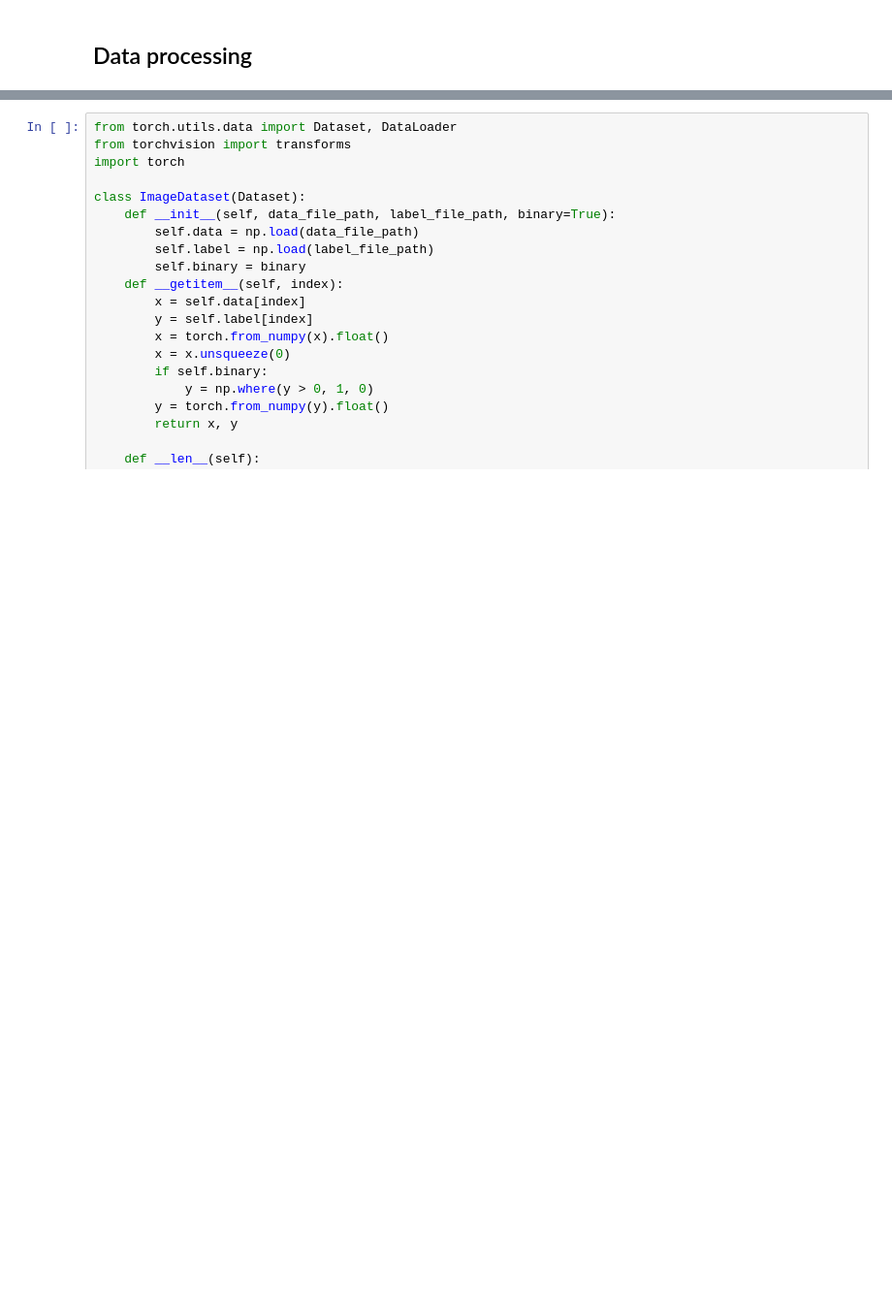
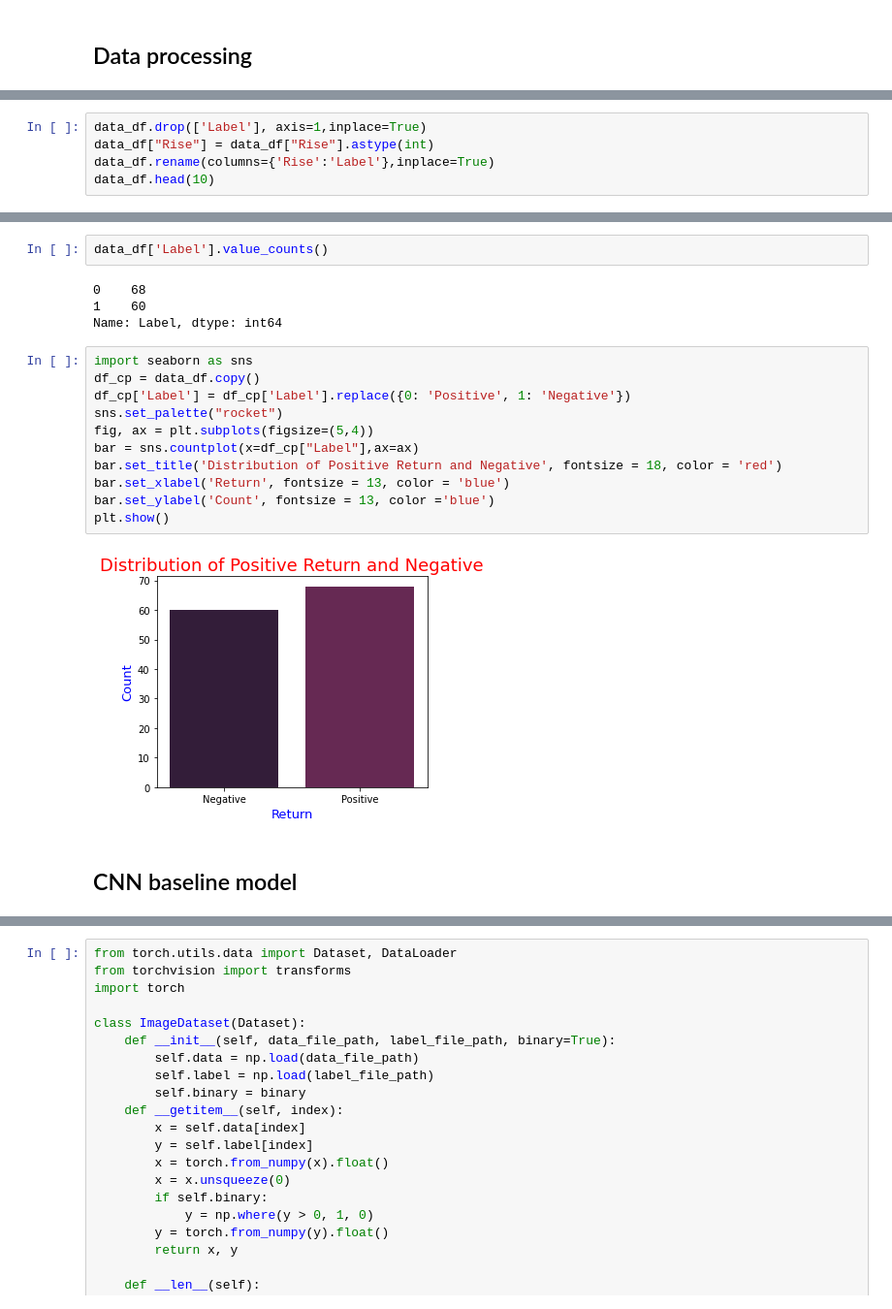
Before and after one commit to Justinshy-1999/group11_project, a Jupyter notebook: group11.ipynb, the cells around one changed output, grey strips where cells are left out. Shown at 97% size. Cells and saved outputs as stored; diff of their text form; blank space fills up the shorter version.

```diff
--- a/group11.ipynb
+++ b/group11.ipynb
@@ -76,0 +75,5 @@ Code for cold start if the data haven't been processed.
+# %%
+data_df.drop(['Label'], axis=1,inplace=True)
+data_df["Rise"] = data_df["Rise"].astype(int)
+data_df.rename(columns={'Rise':'Label'},inplace=True)
+data_df.head(10)
@@ -77,3 +107,24 @@ Code for cold start if the data haven't been processed.
+# %%
+data_df['Label'].value_counts()
+# %% [output]
+0    68
+1    60
+Name: Label, dtype: int64
+# %%
+import seaborn as sns
+df_cp = data_df.copy()
+df_cp['Label'] = df_cp['Label'].replace({0: 'Positive', 1: 'Negative'})
+sns.set_palette("rocket")
+fig, ax = plt.subplots(figsize=(5,4))
+bar = sns.countplot(x=df_cp["Label"],ax=ax)
+bar.set_title('Distribution of Positive Return and Negative', fontsize = 18, color = 'red')
+bar.set_xlabel('Return', fontsize = 13, color = 'blue')
+bar.set_ylabel('Count', fontsize = 13, color ='blue')
+plt.show()
+# %% [output]
+[figure, added]
+# %% [markdown]
+## CNN baseline model
 # %%
 cold_start = True
 
```
Also changed, not shown: parts of 65 cells of this notebook.
